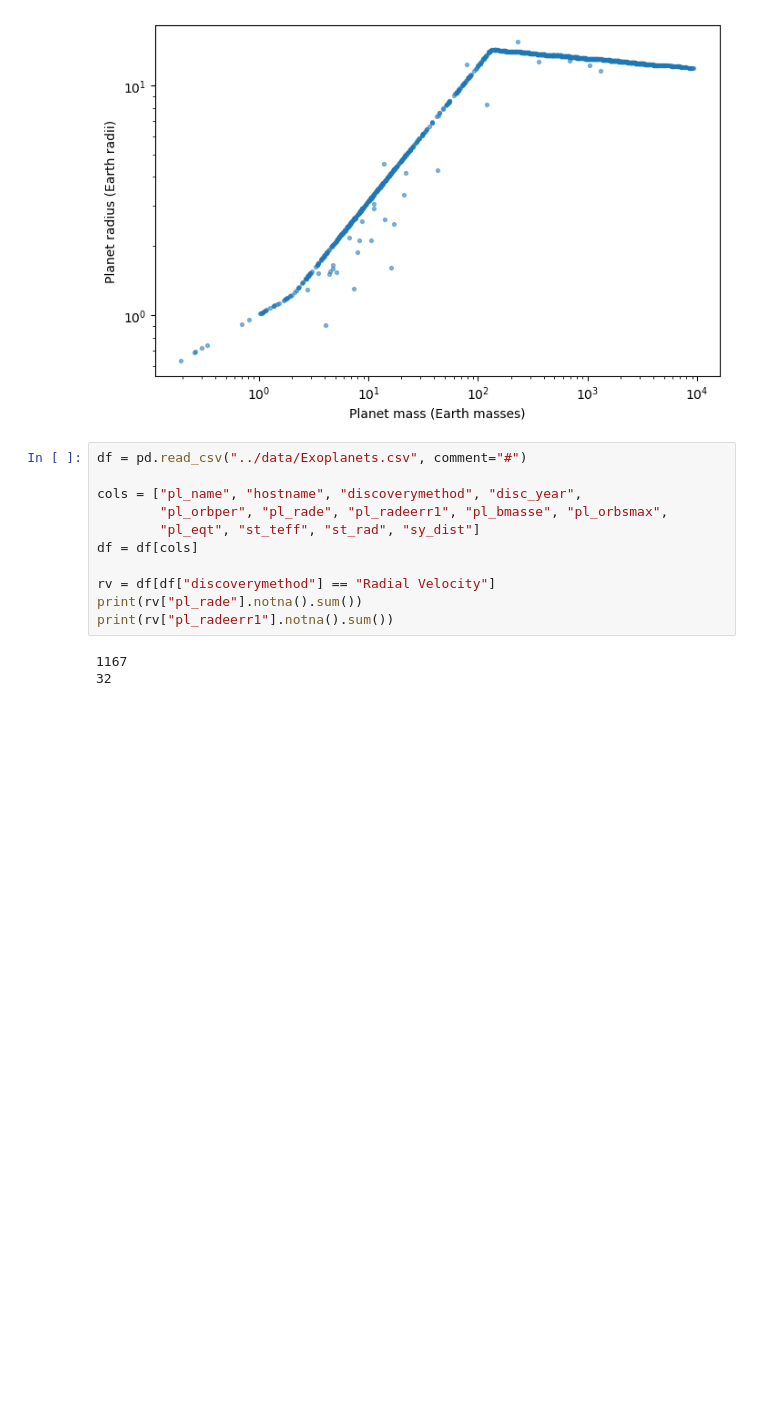
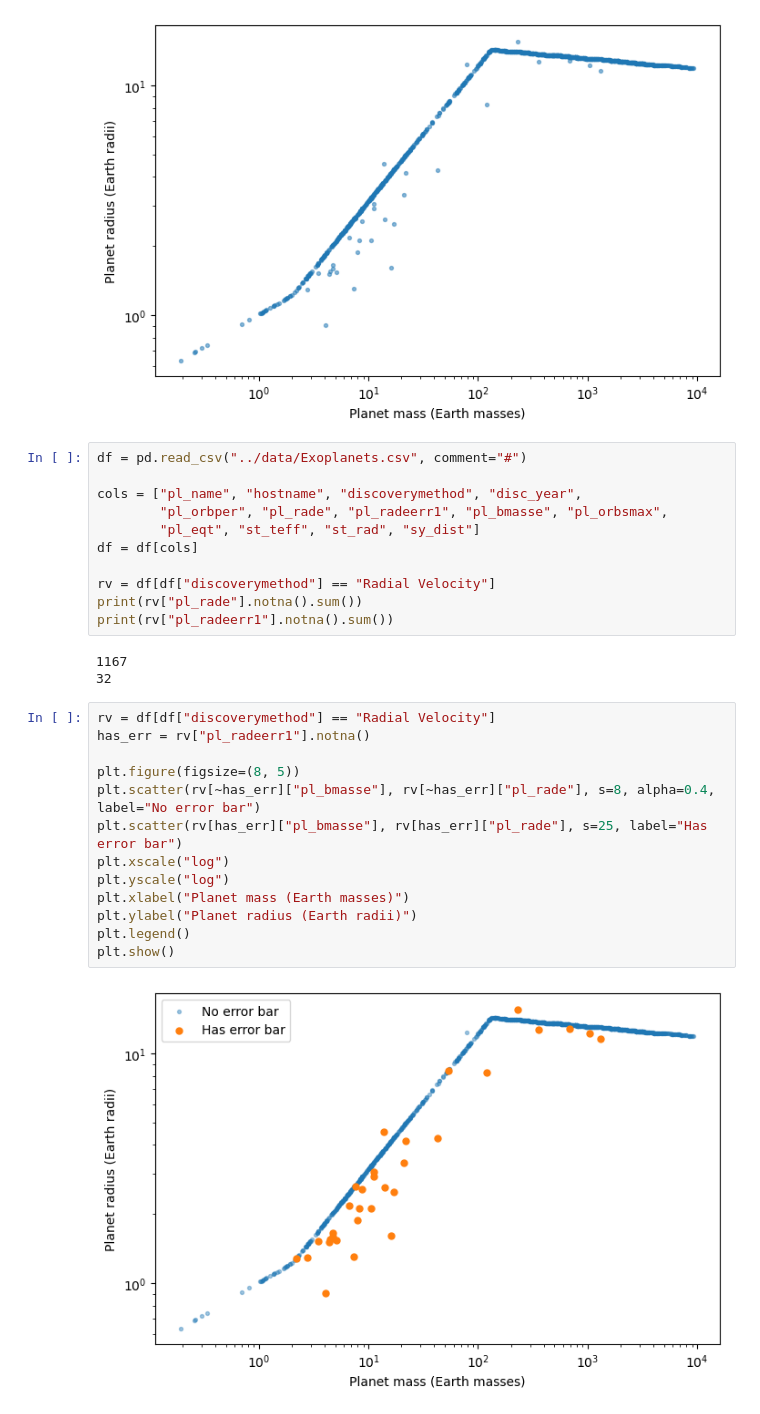
Before and after one commit to jiyap9646-afk/exoplanet-blind-spots, a Jupyter notebook: notebooks/01_explore_catalog.ipynb, the cells around one changed output. Cells and saved outputs as stored; diff of their text form; blank space fills up the shorter version.

Commit message:
Test whether error bars separate measured from estimated radii

```diff
--- a/notebooks/01_explore_catalog.ipynb
+++ b/notebooks/01_explore_catalog.ipynb
@@ -140,3 +140,18 @@ print(rv["pl_radeerr1"].notna().sum())
 # %% [output]
 1167
 32
+# %%
+rv = df[df["discoverymethod"] == "Radial Velocity"]
+has_err = rv["pl_radeerr1"].notna()
+
+plt.figure(figsize=(8, 5))
+plt.scatter(rv[~has_err]["pl_bmasse"], rv[~has_err]["pl_rade"], s=8, alpha=0.4, label="No error bar")
+plt.scatter(rv[has_err]["pl_bmasse"], rv[has_err]["pl_rade"], s=25, label="Has error bar")
+plt.xscale("log")
+plt.yscale("log")
+plt.xlabel("Planet mass (Earth masses)")
+plt.ylabel("Planet radius (Earth radii)")
+plt.legend()
+plt.show()
+# %% [output]
+[figure, added]
```
